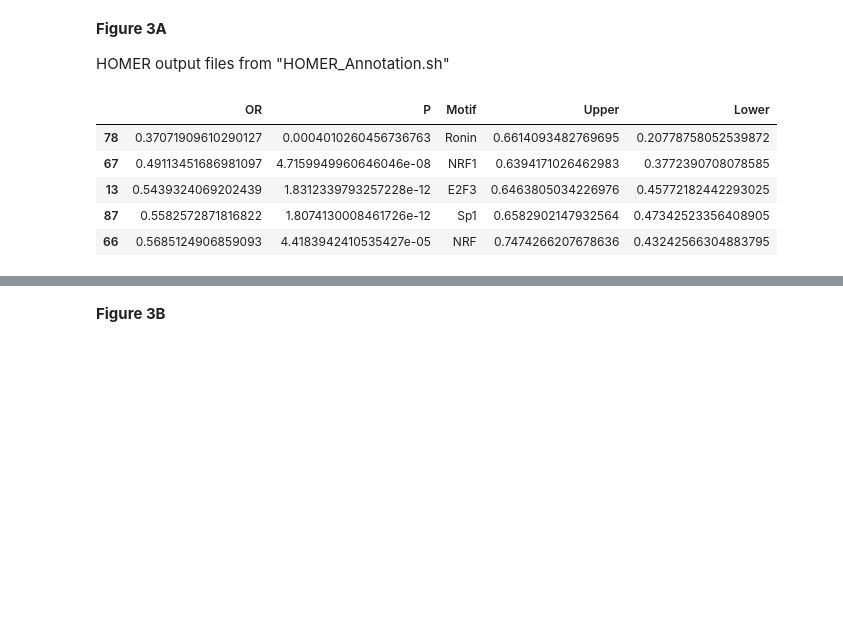
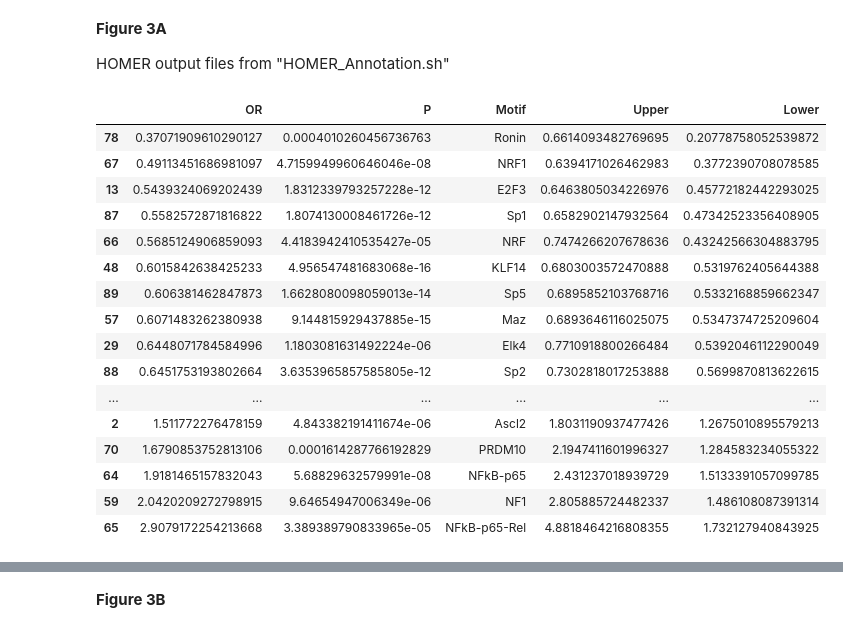
Before and after one commit to meyer-lab-cshl/transcriptomic-diversity-human-mTECs, a Jupyter notebook: Figures/Figure3.ipynb, the cells around one changed output, grey strips where cells are left out. Saved outputs shown, nothing was run; the diff lists cells and outputs as text; code cells hidden in the pictures; blank space fills up the shorter version.

```diff
--- a/Figures/Figure3.ipynb
+++ b/Figures/Figure3.ipynb
@@ -17,34 +18,45 @@ hi=[]
 lo=[]
 odds=[]
 p=[]
 motif=[]
 lower=[]
 upper=[]
 for x in np.union1d(low[low['q-value (Benjamini)']<.05]['Motif Name'],high[high['q-value (Benjamini)']<.05]['Motif Name']):
     h=high[high['Motif Name']==x]
     l=low[low['Motif Name']==x]
     a=h.iloc[0]['# of Target Sequences with Motif(of 1858)']
     b=l.iloc[0]['# of Target Sequences with Motif(of 2374)']
     c=1858-a
     d=2374-b
     odd,pv=stats.fisher_exact([[a,b], [c,d]])
     lower_ci,upper_ci=sm.stats.Table2x2(np.asarray([[a,b],[c,d]])).oddsratio_confint(alpha=0.05, method='normal')
     odds.append(odd)
     p.append(pv)
     motif.append(x)
     lower.append(lower_ci)
     upper.append(upper_ci)
 df=pd.DataFrame(np.vstack((odds,p,motif,upper,lower)).T,columns=['OR','P','Motif','Upper','Lower'])
 x=df[df.P.astype(float)<=(.05/len(motif))].sort_values(by='OR',ascending=True)
 x.Motif=[y.split('(')[0] for y in x.Motif]
-x.head()
+x
 # %% [output]
 |  | OR | P | Motif | Upper | Lower |
 | 78 | 0.37071909610290127 | 0.0004010260456736763 | Ronin | 0.6614093482769695 | 0.20778758052539872 |
 | 67 | 0.49113451686981097 | 4.7159949960646046e-08 | NRF1 | 0.6394171026462983 | 0.3772390708078585 |
 | 13 | 0.5439324069202439 | 1.8312339793257228e-12 | E2F3 | 0.6463805034226976 | 0.45772182442293025 |
 | 87 | 0.5582572871816822 | 1.8074130008461726e-12 | Sp1 | 0.6582902147932564 | 0.47342523356408905 |
 | 66 | 0.5685124906859093 | 4.4183942410535427e-05 | NRF | 0.7474266207678636 | 0.43242566304883795 |
+| 48 | 0.6015842638425233 | 4.956547481683068e-16 | KLF14 | 0.6803003572470888 | 0.5319762405644388 |
+| 89 | 0.606381462847873 | 1.6628080098059013e-14 | Sp5 | 0.6895852103768716 | 0.5332168859662347 |
+| 57 | 0.6071483262380938 | 9.144815929437885e-15 | Maz | 0.6893646116025075 | 0.5347374725209604 |
+| 29 | 0.6448071784584996 | 1.1803081631492224e-06 | Elk4 | 0.7710918800266484 | 0.5392046112290049 |
+| 88 | 0.6451753193802664 | 3.6353965857585805e-12 | Sp2 | 0.7302818017253888 | 0.5699870813622615 |
+| ... | ... | ... | ... | ... | ... |
+| 2 | 1.511772276478159 | 4.843382191411674e-06 | Ascl2 | 1.8031190937477426 | 1.2675010895579213 |
+| 70 | 1.6790853752813106 | 0.0001614287766192829 | PRDM10 | 2.1947411601996327 | 1.284583234055322 |
+| 64 | 1.9181465157832043 | 5.68829632579991e-08 | NFkB-p65 | 2.431237018939729 | 1.5133391057099785 |
+| 59 | 2.0420209272798915 | 9.64654947006349e-06 | NF1 | 2.805885724482337 | 1.486108087391314 |
+| 65 | 2.9079172254213668 | 3.389389790833965e-05 | NFkB-p65-Rel | 4.8818464216808355 | 1.732127940843925 |
 # %%
 df=pd.DataFrame(np.vstack((odds,p,motif,upper,lower)).T,columns=['OR','P','Motif','Upper','Lower'])
 x=df[df.P.astype(float)<=(.05/len(motif))].sort_values(by='OR',ascending=False)
```
Also changed, not shown: parts of 11 cells of this notebook, 4 other files.
